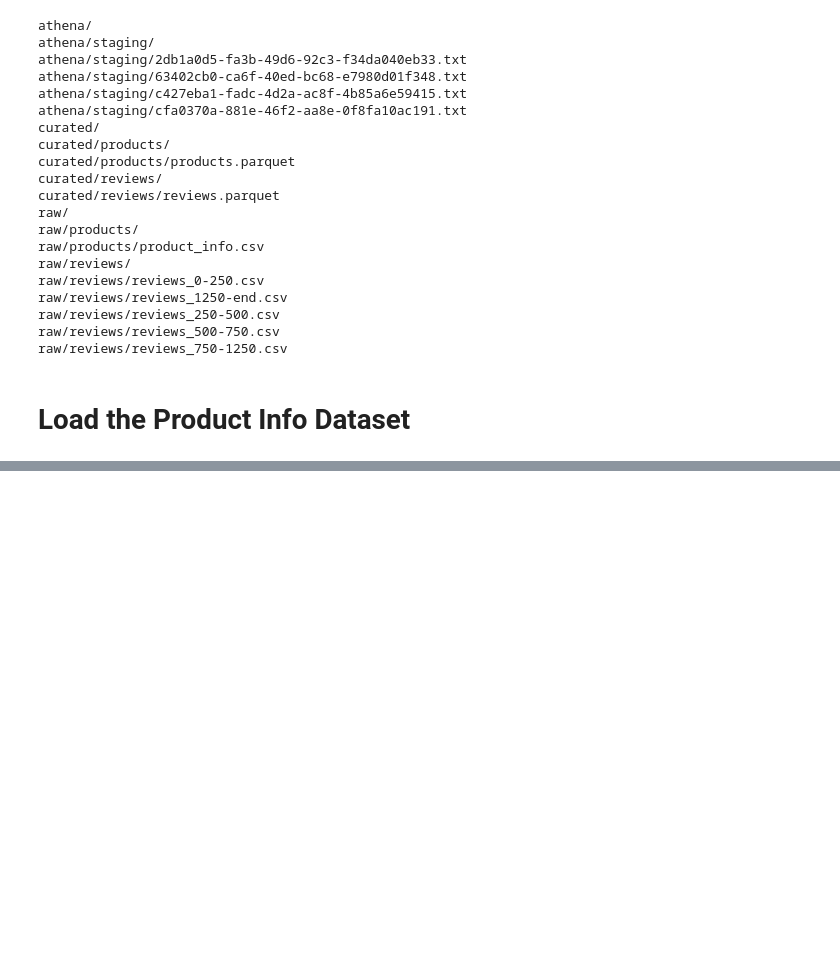
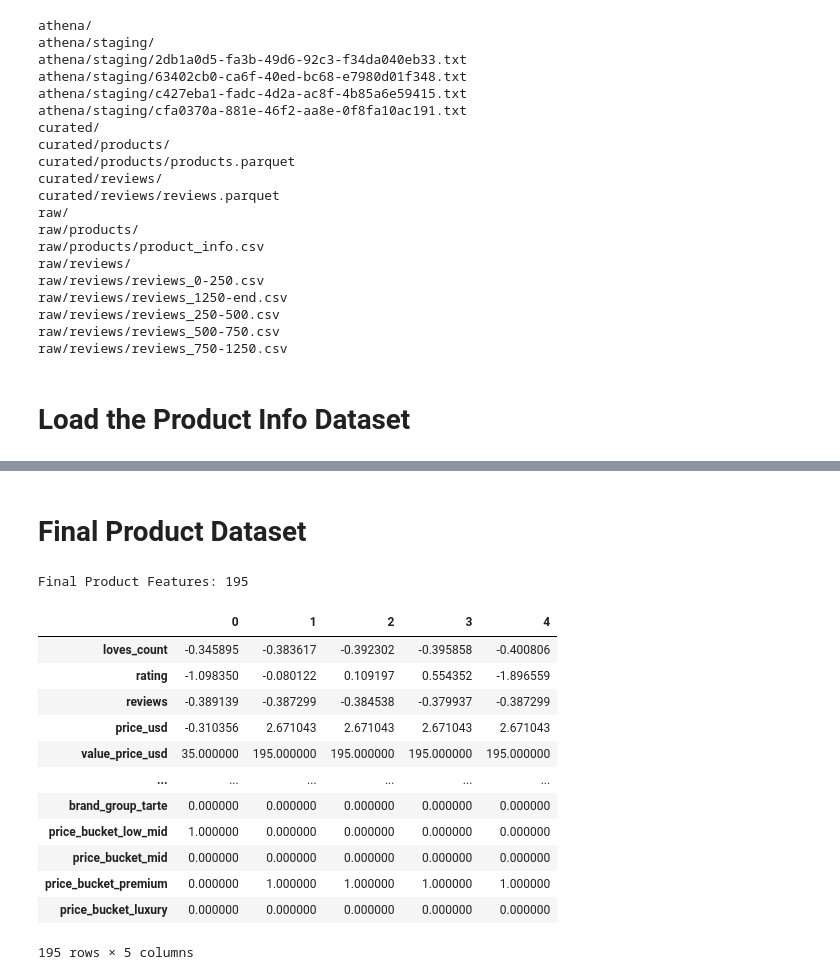
Before and after one commit to xuany823/ads508-FinalProject-Team1, a Jupyter notebook: Data Transformation and Engineering.ipynb, the cells around one changed output, grey strips where cells are left out. Cells and saved outputs as stored; diff of their text form; code cells hidden in the pictures; blank space fills up the shorter version.

```diff
--- a/Data Transformation and Engineering.ipynb
+++ b/Data Transformation and Engineering.ipynb
@@ -59,0 +480,17 @@ df_products.head()
+# %%
+# 1. Define all categorical features that provide structural meaning
+categorical_cols = [
+    'primary_category',
+    'secondary_category',
+    'brand_group',
+    'price_bucket'
+]
+
+# 2. Apply One-Hot Encoding across all selected features
+# We include brand_group and price_bucket to capture brand equity and market tier signals
+df_products = pd.get_dummies(
+    df_products,
+    columns=categorical_cols,
+    drop_first=True,
+    dtype=int
+)
@@ -59,0 +505,30 @@ df_products.head()
+# %% [markdown]
+# Final Product Dataset
+# %%
+# We drop raw text and ID columns to keep the dataframe strictly numeric/encoded
+cols_to_drop = [
+    'product_id', 'product_name', 'brand_id', 'brand_name', 'size',
+    'variation_type', 'variation_value', 'variation_desc', 'ingredients',
+    'highlights', 'tertiary_category'
+]
+
+df_product_final = df_products.drop(columns=cols_to_drop)
+
+# Verify the final shape (should be significantly wider now)
+print(f"Final Product Features: {df_product_final.shape[1]}")
+df_product_final.head().T
+# %% [output]
+Final Product Features: 195
+|  | 0 | 1 | 2 | 3 | 4 |
+| loves_count | -0.345895 | -0.383617 | -0.392302 | -0.395858 | -0.400806 |
+| rating | -1.098350 | -0.080122 | 0.109197 | 0.554352 | -1.896559 |
+| reviews | -0.389139 | -0.387299 | -0.384538 | -0.379937 | -0.387299 |
+| price_usd | -0.310356 | 2.671043 | 2.671043 | 2.671043 | 2.671043 |
+| value_price_usd | 35.000000 | 195.000000 | 195.000000 | 195.000000 | 195.000000 |
+| ... | ... | ... | ... | ... | ... |
+| brand_group_tarte | 0.000000 | 0.000000 | 0.000000 | 0.000000 | 0.000000 |
+| price_bucket_low_mid | 1.000000 | 0.000000 | 0.000000 | 0.000000 | 0.000000 |
+| price_bucket_mid | 0.000000 | 0.000000 | 0.000000 | 0.000000 | 0.000000 |
+| price_bucket_premium | 0.000000 | 1.000000 | 1.000000 | 1.000000 | 1.000000 |
+| price_bucket_luxury | 0.000000 | 0.000000 | 0.000000 | 0.000000 | 0.000000 |
+195 rows × 5 columns
```
Also changed, not shown: parts of 43 cells of this notebook.
